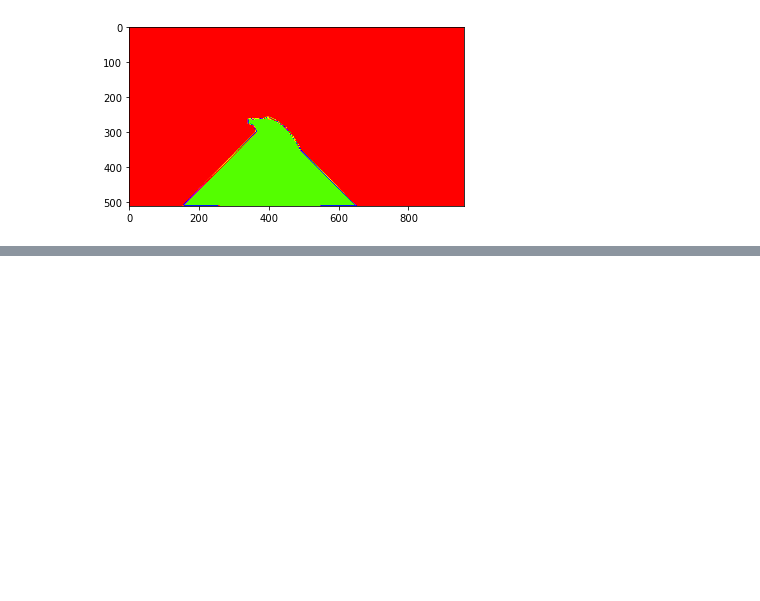
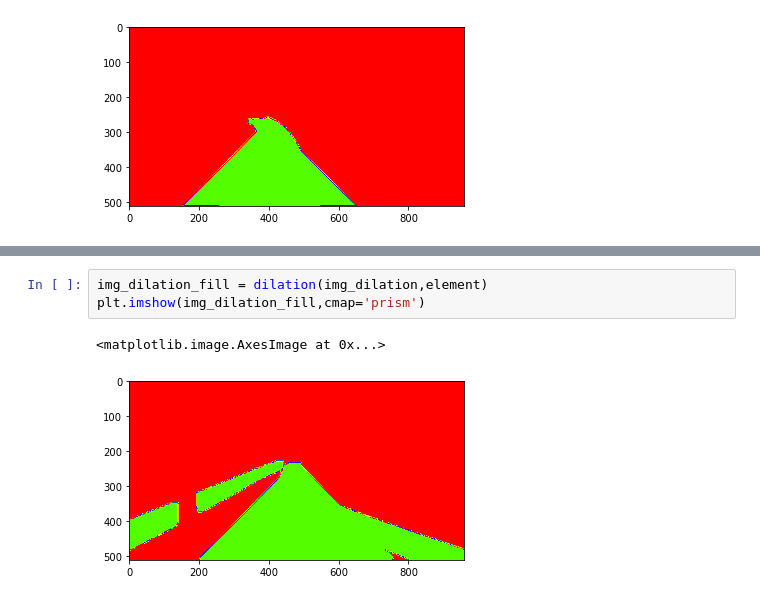
Before and after one commit to khoadaniel/vegetation-detection-railways, a Jupyter notebook: Hina/morphology_test.ipynb, the cells around one changed output, grey strips where cells are left out. Cells and saved outputs as stored; diff of their text form; blank space fills up the shorter version.

Commit message:
fill the gap

```diff
--- a/Hina/morphology_test.ipynb
+++ b/Hina/morphology_test.ipynb
@@ -296,0 +347,6 @@ plt.imshow(img_dilation, cmap='prism')
+# %%
+img_dilation_fill = dilation(img_dilation,element)
+plt.imshow(img_dilation_fill,cmap='prism')
+# %% [output]
+<matplotlib.image.AxesImage at 0x...>
+[figure, added]
```
Also changed, not shown: parts of 17 cells of this notebook, 3 other files.
